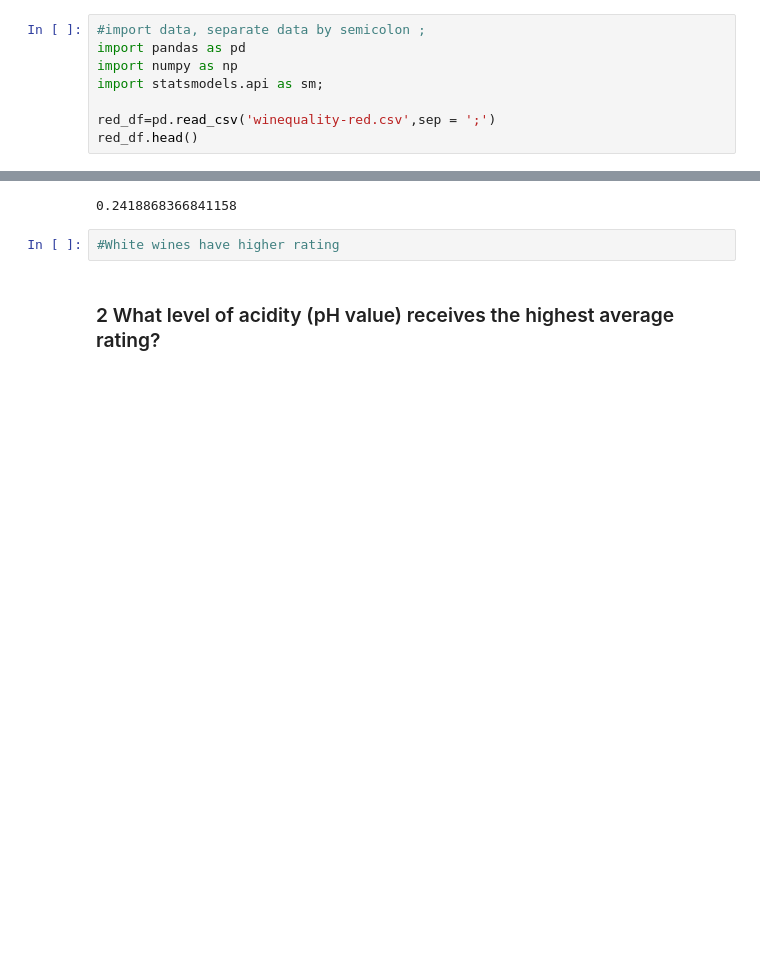
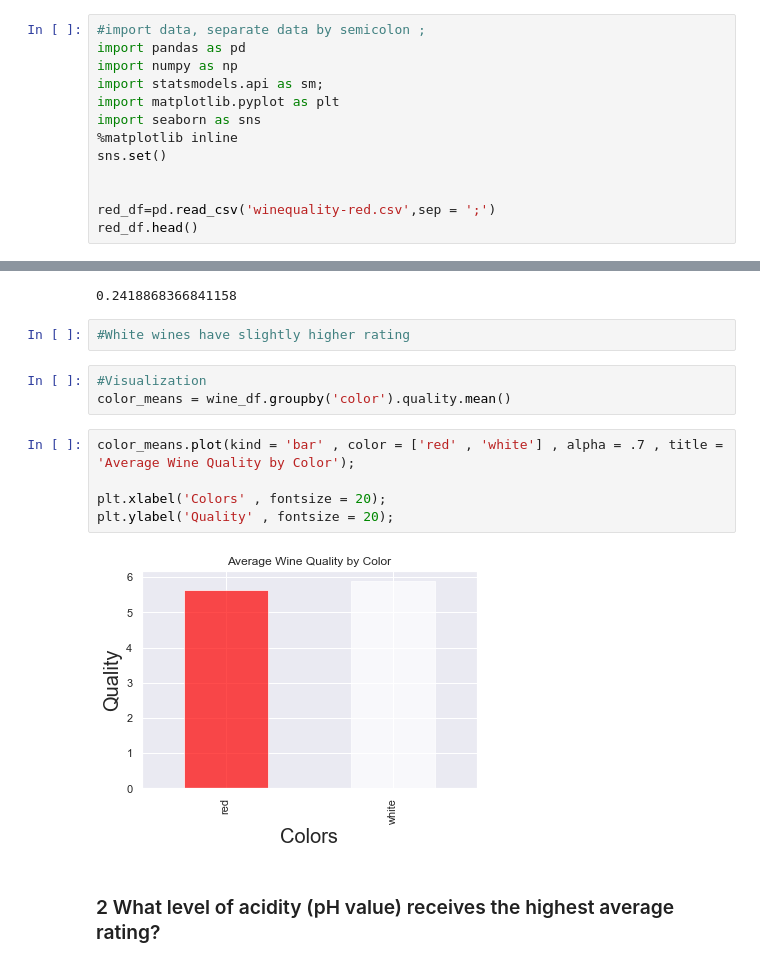
Before and after one commit to uminomuneaki/Dataset_Investigation_UCL_Wine_Dataset, a Jupyter notebook: Wine Quality.ipynb, the cells around one changed output, grey strips where cells are left out. Saved outputs shown, nothing was run; the diff lists cells and outputs as text; blank space fills up the shorter version.

```diff
--- a/Wine Quality.ipynb
+++ b/Wine Quality.ipynb
@@ -27,6 +27,11 @@ For this project, I will be cleaning the data, finding out solutions for my ques
 import pandas as pd
 import numpy as np
 import statsmodels.api as sm;
+import matplotlib.pyplot as plt
+import seaborn as sns
+%matplotlib inline
+sns.set()
+
 
 red_df=pd.read_csv('winequality-red.csv',sep = ';')
 red_df.head()
@@ -92,7 +97,17 @@ wine_df.query('color == "white"').quality.mean() - wine_df.query('color == "red"
 # %% [output]
 0.2418868366841158
 # %%
-#White wines have higher rating
+#White wines have slightly higher rating
+# %%
+#Visualization
+color_means = wine_df.groupby('color').quality.mean()
+# %%
+color_means.plot(kind = 'bar' , color = ['red' , 'white'] , alpha = .7 , title = 'Average Wine Quality by Color');
+
+plt.xlabel('Colors' , fontsize = 20);
+plt.ylabel('Quality' , fontsize = 20);
+# %% [output]
+[figure, added]
 # %% [markdown]
 ### 2 What level of acidity (pH value) receives the highest average rating?
 # %%
```
Also changed, not shown: parts of 17 cells of this notebook.
